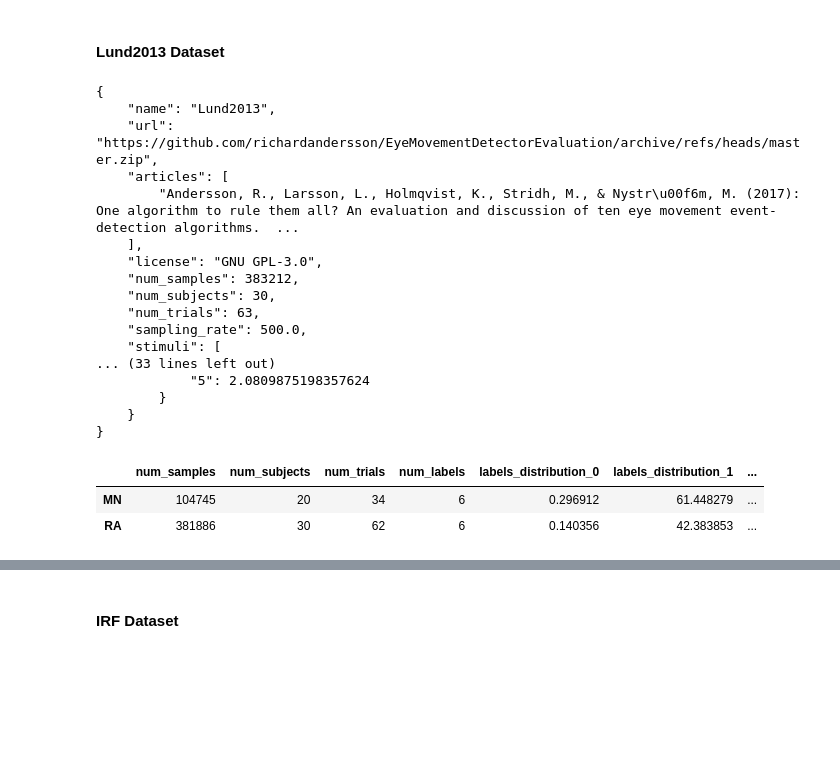
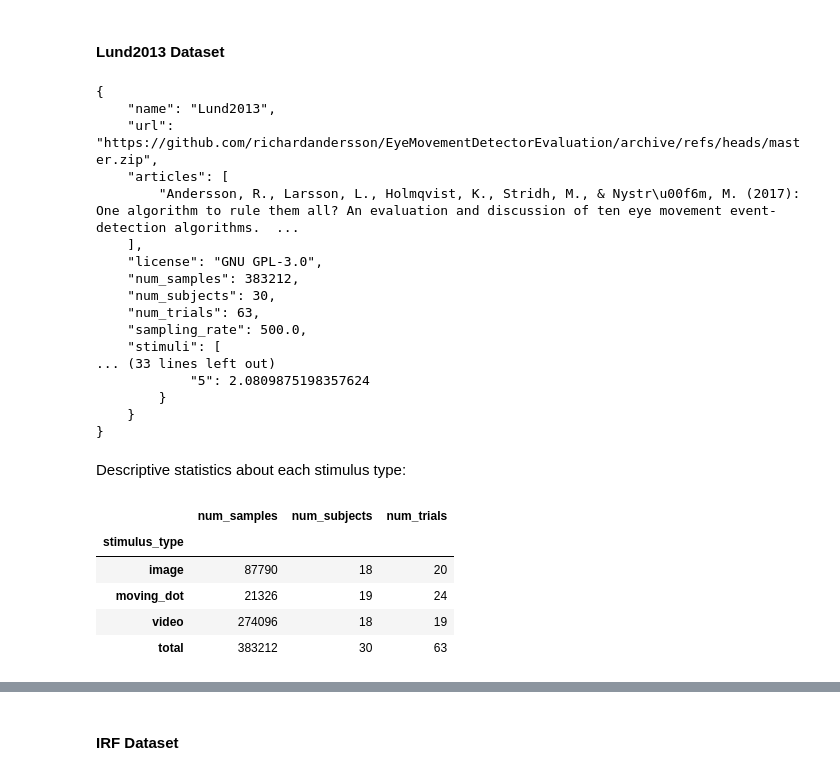
Before and after one commit to huji-hcnl/pEYES, a Jupyter notebook: docs/7 Datasets.ipynb, the cells around one changed output, grey strips where cells are left out. Saved outputs shown, nothing was run; the diff lists cells and outputs as text; code cells hidden in the pictures; blank space fills up the shorter version.

```diff
--- a/docs/7 Datasets.ipynb
+++ b/docs/7 Datasets.ipynb
@@ -90,12 +117,7 @@ def pretty_print(metadata: dict, indent: int = 4):
 #### Lund2013 Dataset
 # %%
 lund_data, lund_metadata = load("lund2013", directory=_DATASETS_DIR, save=False, verbose=True)
-lund_stats = pd.concat(
-    {rtr: pd.json_normalize(lund_metadata[rtr], sep="_") for rtr in lund_metadata["raters"]},
-).droplevel(1)
-
 pretty_print(lund_metadata)
-lund_stats
 # %% [output]
 {
     "name": "Lund2013",
@@ -114,6 +136,16 @@ lund_stats
         }
     }
 }
-|  | num_samples | num_subjects | num_trials | num_labels | labels_distribution_0 | labels_distribution_1 | ... |
-| MN | 104745 | 20 | 34 | 6 | 0.296912 | 61.448279 | ... |
-| RA | 381886 | 30 | 62 | 6 | 0.140356 | 42.383853 | ... |
+# %% [markdown]
+Descriptive statistics about each stimulus type:
+# %%
+stim_stats = labeler_stimulus_stats(lund_data, "")
+
+stim_stats
+# %% [output]
+|  | num_samples | num_subjects | num_trials |
+| stimulus_type |  |  |  |
+| image | 87790 | 18 | 20 |
+| moving_dot | 21326 | 19 | 24 |
+| video | 274096 | 18 | 19 |
+| total | 383212 | 30 | 63 |
```
Also changed, not shown: parts of 7 cells of this notebook.
